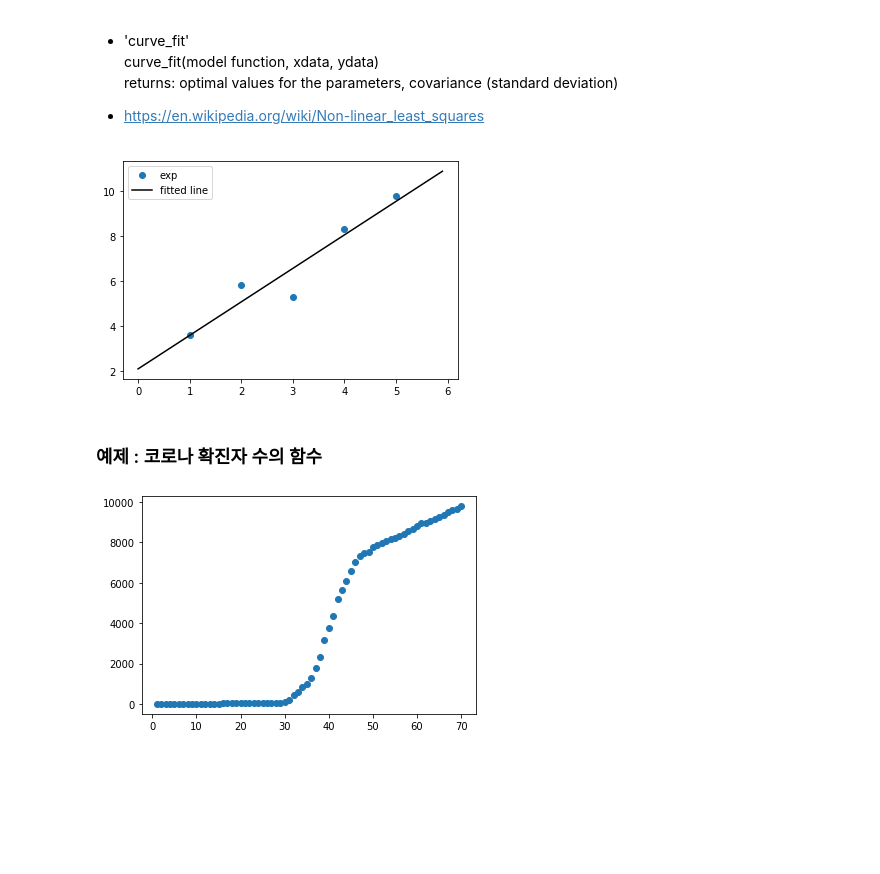
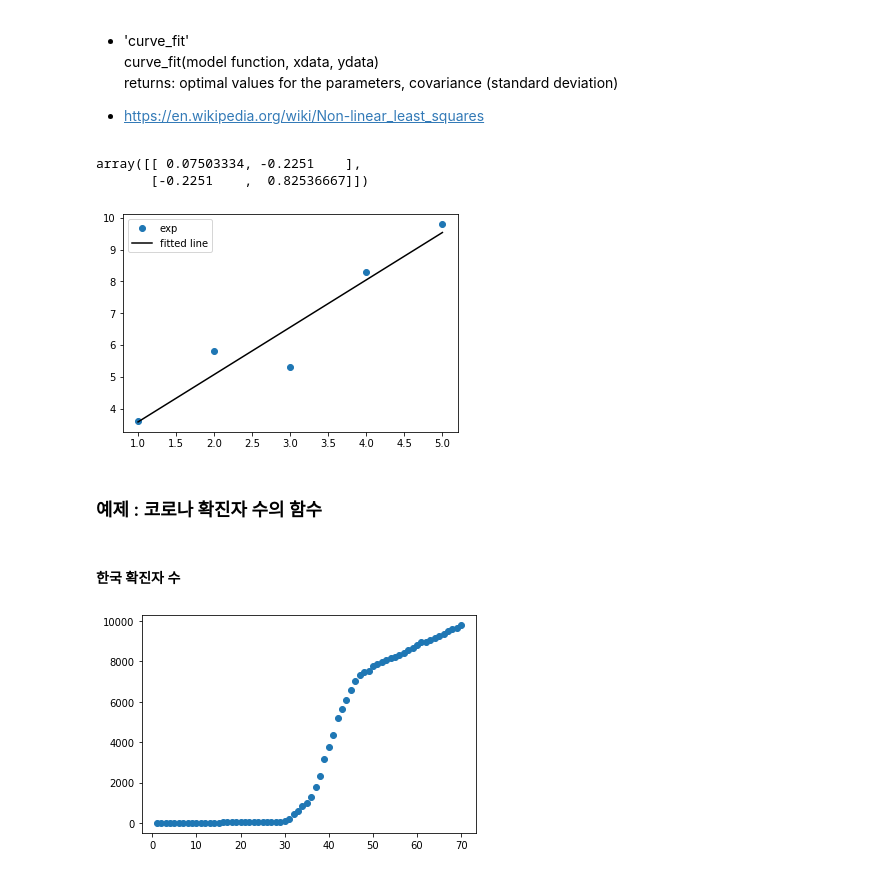
Before and after one commit to bjmin/bmin_comphys, a Jupyter notebook: cp04/comphys04-2.ipynb, the cells around one changed output. Drawn from its saved outputs; the diff is of its cells as text; code cells hidden in the pictures; blank space fills up the shorter version.

```diff
--- a/cp04/comphys04-2.ipynb
+++ b/cp04/comphys04-2.ipynb
@@ -102,17 +102,21 @@ data = np.array([[1.,2.,3.,4.,5.],[3.6,5.8,5.3,8.3,9.8]])
 xdata = data[0]
 ydata = data[1]
 
-def func(x,a,b):
+def func1(x,a,b):
     return a*x+b
-popt, pcov = scipy.optimize.curve_fit(func,xdata,ydata)
+popt1, pcov1 = scipy.optimize.curve_fit(func1,xdata,ydata)
+# %%
+pcov1
+# %% [output]
+array([[ 0.07503334, -0.2251    ],
+       [-0.2251    ,  0.82536667]])
 # %%
 plt.plot(data[0],data[1],'o',label='exp');
 
-x=np.arange(0,6,0.1)
-plt.plot(x,func(x, popt[0], popt[1]), 'k-',label='fitted line');
+plt.plot(xdata,func1(xdata, *popt1), 'k-',label='fitted line');
 plt.legend();
 # %% [output]
-[figure, old version]
+[figure, new version]
 # %% [markdown]
 ### 예제 : 코로나 확진자 수의 함수
 # %%
@@ -132,6 +136,8 @@ for i in name:
     nc.append(temp)
     ind += 1
 # nc[90]: Korea
+# %% [markdown]
+#### 한국 확진자 수
 # %%
 nkorea=np.array([i[1] for i in nc[90]]) # 한국 확진자 수의 리스트
 days=np.arange(1,len(nkorea)+1,1) # 날짜 리스트
```
Also changed, not shown: parts of 8 cells of this notebook.
